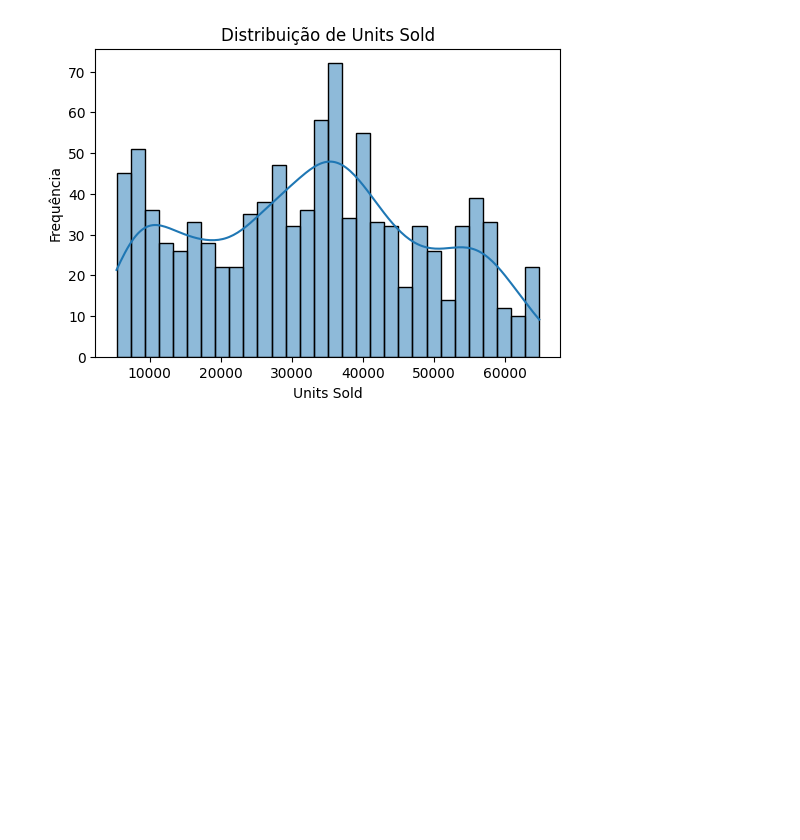
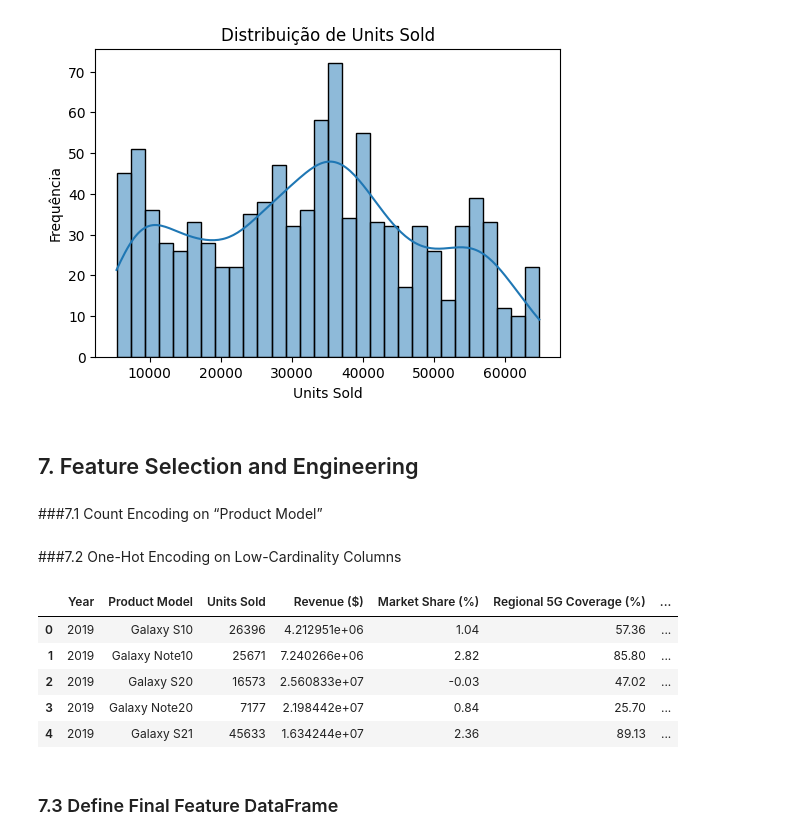
Before and after one commit to JeanAlvesR/DataScienceSamsung, a Jupyter notebook: dataset_samsung.ipynb, the cells around one changed output. Cells and saved outputs as stored; diff of their text form; code cells hidden in the pictures; blank space fills up the shorter version.

```diff
--- a/dataset_samsung.ipynb
+++ b/dataset_samsung.ipynb
@@ -205,3 +205,27 @@ plt.ylabel("Frequência")
 plt.show()
 # %% [output]
 [figure]
+# %% [markdown]
+## 7. Feature Selection and Engineering
+# %% [markdown]
+###7.1 Count Encoding on “Product Model”
+# %%
+df['Product_Model_Count'] = df['Product Model'].map(df['Product Model'].value_counts())
+# %% [markdown]
+###7.2 One-Hot Encoding on Low-Cardinality Columns
+# %%
+df_ohe = pd.get_dummies(
+    df,
+    columns=low_cardinality_columns,
+    drop_first=True
+)
+df_ohe.head()
+# %% [output]
+|  | Year | Product Model | Units Sold | Revenue ($) | Market Share (%) | Regional 5G Coverage (%) | ... |
+| 0 | 2019 | Galaxy S10 | 26396 | 4.212951e+06 | 1.04 | 57.36 | ... |
+| 1 | 2019 | Galaxy Note10 | 25671 | 7.240266e+06 | 2.82 | 85.80 | ... |
+| 2 | 2019 | Galaxy S20 | 16573 | 2.560833e+07 | -0.03 | 47.02 | ... |
+| 3 | 2019 | Galaxy Note20 | 7177 | 2.198442e+07 | 0.84 | 25.70 | ... |
+| 4 | 2019 | Galaxy S21 | 45633 | 1.634244e+07 | 2.36 | 89.13 | ... |
+# %% [markdown]
+### 7.3 Define Final Feature DataFrame
```
Also changed, not shown: parts of 1 cell of this notebook.
